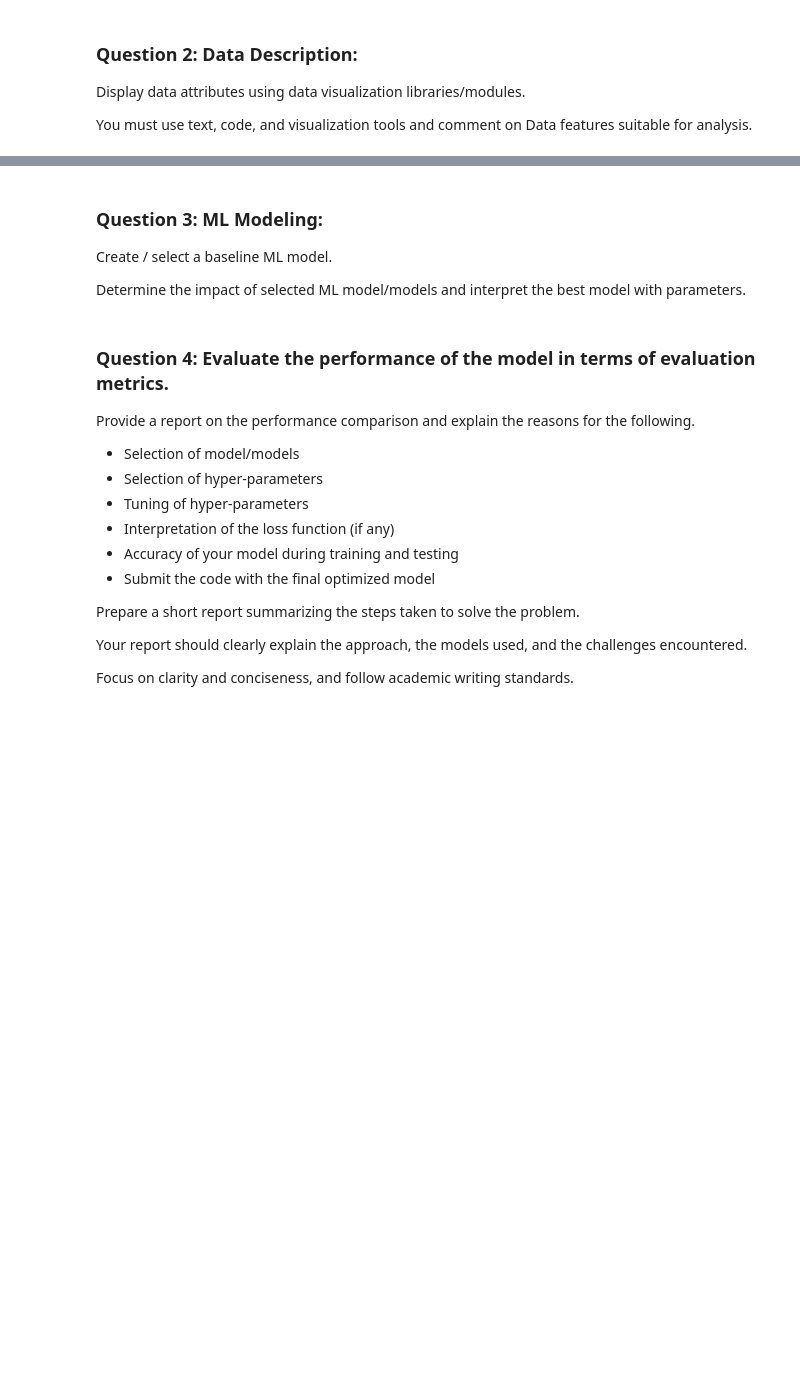
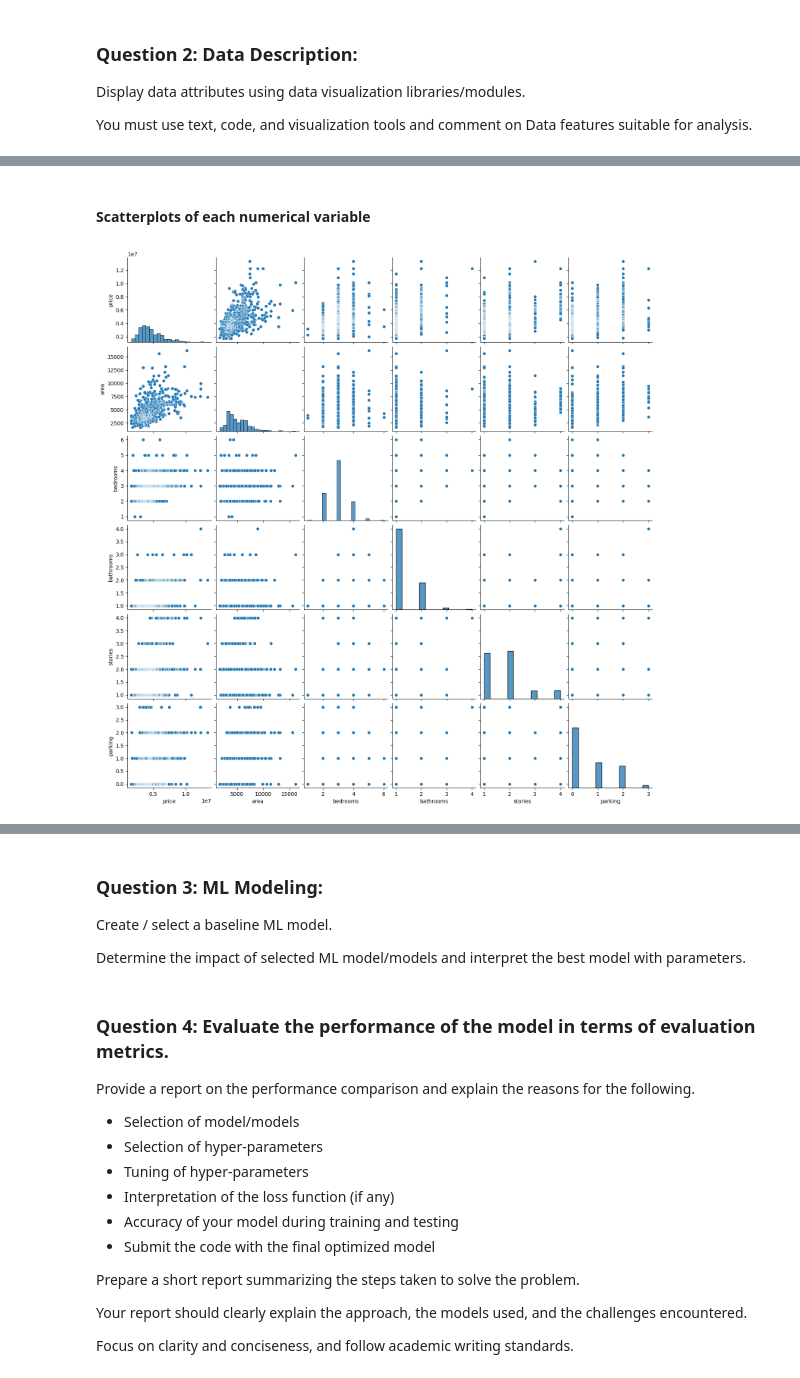
Before and after one commit to Matthew-Riddell/Machine-Learning-CA2.1, a Jupyter notebook: Matthew-Riddell_Machine-Learning_CA2.1.ipynb, the cells around one changed output, grey strips where cells are left out. Cells and saved outputs as stored; diff of their text form; code cells hidden in the pictures; blank space fills up the shorter version.

Commit message:
Data Cleaning, Preparation and Exploration

```diff
--- a/Matthew-Riddell_Machine-Learning_CA2.1.ipynb
+++ b/Matthew-Riddell_Machine-Learning_CA2.1.ipynb
@@ -37,5 +37,5 @@ from sklearn.preprocessing import StandardScaler
 #### Loading the dataset
 # %%
 filename = 'Housing.csv'
-data = pd.read_csv(filename)
+house_data = pd.read_csv(filename)
 # %%
@@ -49,0 +54,2 @@ data.head()
+# %%
+house_data.replace({'yes':1, 'no':0}, inplace=True)
@@ -49,0 +58,2 @@ data.head()
+# %%
+house_data = house_data.drop("furnishingstatus", axis=1)
@@ -56,0 +220,9 @@ on Data features suitable for analysis.
+# %% [markdown]
+#### Scatterplots of each numerical variable
+# %%
+num_cols = ['price', 'area', 'bedrooms', 'bathrooms', 'stories', 'parking']
+
+sns.pairplot(house_data[num_cols])
+plt.show()
+# %% [output]
+[figure, added]
```
Also changed, not shown: parts of 41 cells of this notebook.
